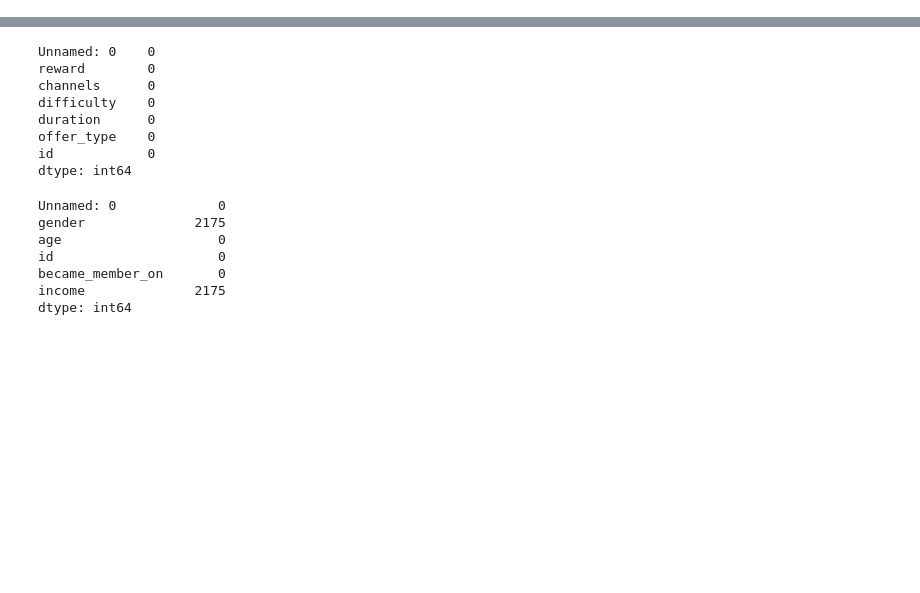
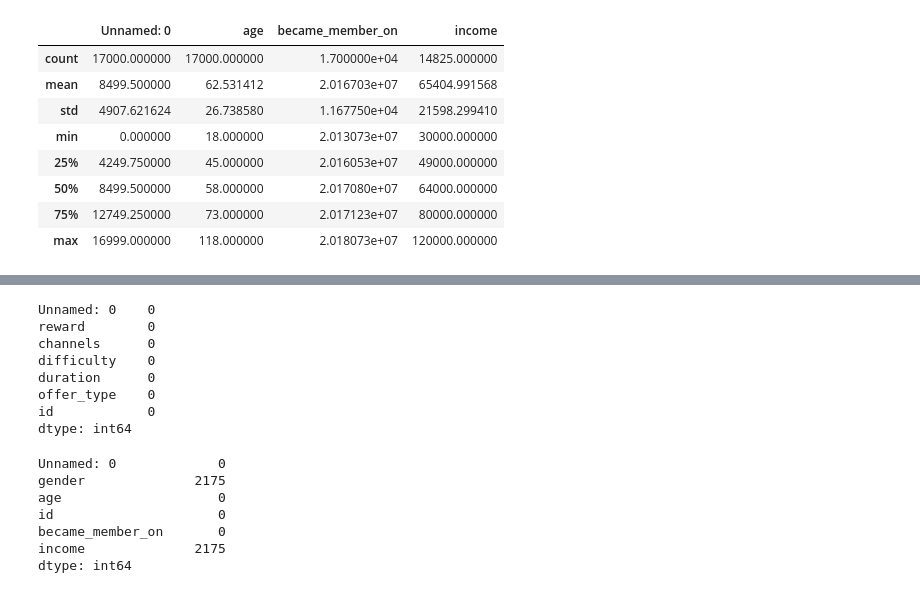
Before and after one commit to FancyWhale69/Predict_customer_responce_SB, a Jupyter notebook: StarBucks_capstone.ipynb, the cells around one changed output, grey strips where cells are left out. Cells and saved outputs as stored; diff of their text form; code cells hidden in the pictures; blank space fills up the shorter version.

```diff
--- a/StarBucks_capstone.ipynb
+++ b/StarBucks_capstone.ipynb
@@ -21,0 +98,12 @@ transcript= pd.read_csv('transcript.csv')
+# %%
+profile.describe()
+# %% [output]
+|  | Unnamed: 0 | age | became_member_on | income |
+| count | 17000.000000 | 17000.000000 | 1.700000e+04 | 14825.000000 |
+| mean | 8499.500000 | 62.531412 | 2.016703e+07 | 65404.991568 |
+| std | 4907.621624 | 26.738580 | 1.167750e+04 | 21598.299410 |
+| min | 0.000000 | 18.000000 | 2.013073e+07 | 30000.000000 |
+| 25% | 4249.750000 | 45.000000 | 2.016053e+07 | 49000.000000 |
+| 50% | 8499.500000 | 58.000000 | 2.017080e+07 | 64000.000000 |
+| 75% | 12749.250000 | 73.000000 | 2.017123e+07 | 80000.000000 |
+| max | 16999.000000 | 118.000000 | 2.018073e+07 | 120000.000000 |
```
Also changed, not shown: parts of 34 cells of this notebook.
